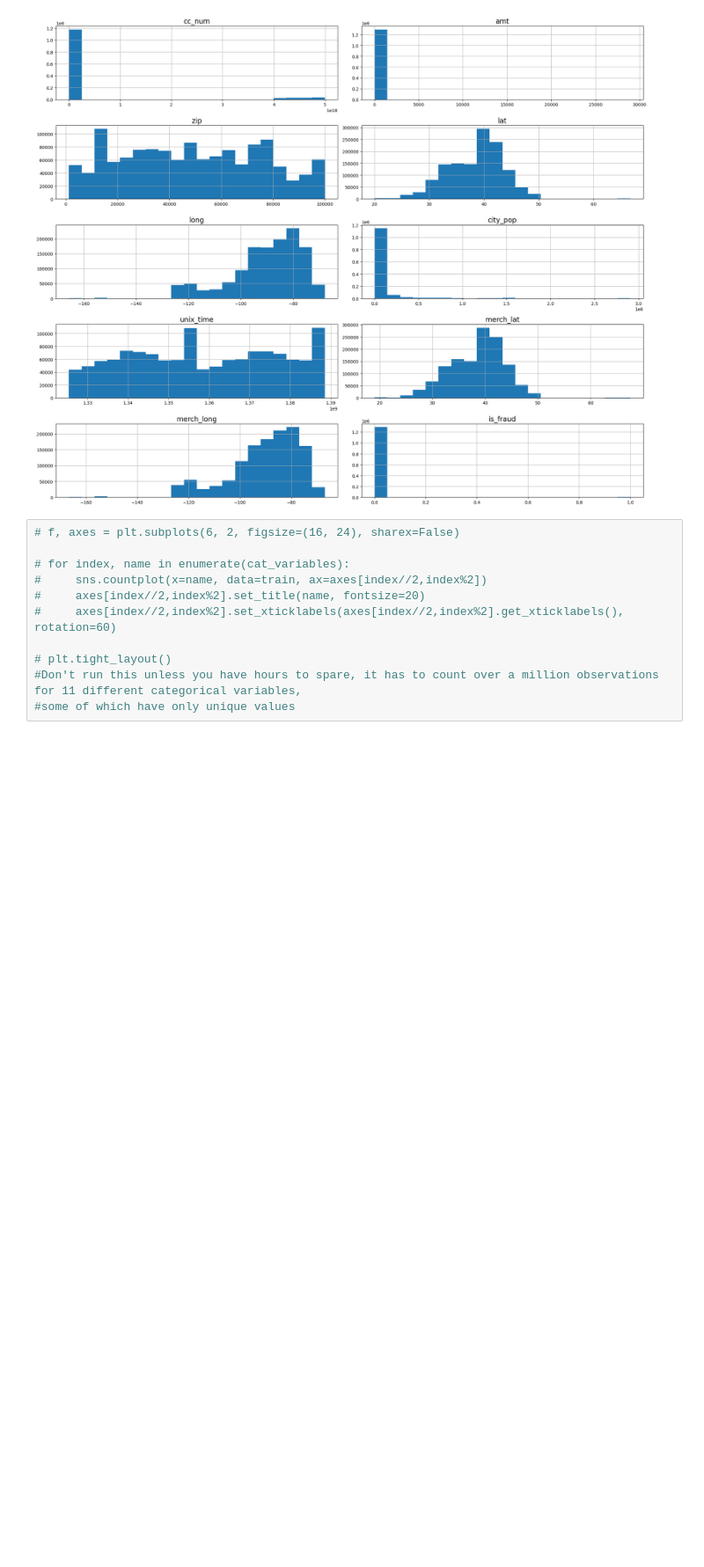
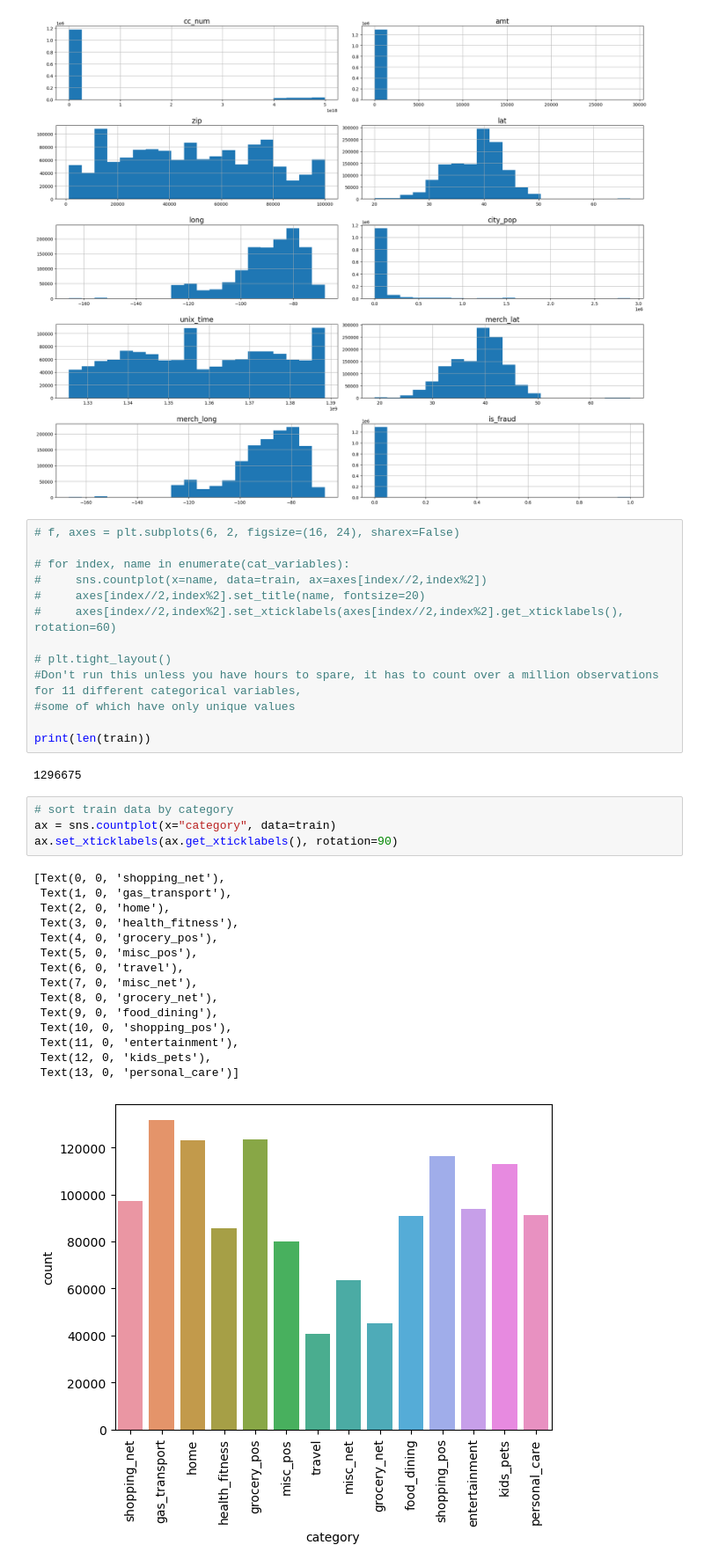
Before and after one commit to jwjwwjwj/BT4012, a Jupyter notebook: main.ipynb, the cells around one changed output. Shown at 88% size. Saved outputs shown, nothing was run; the diff lists cells and outputs as text; blank space fills up the shorter version.

```diff
--- a/main.ipynb
+++ b/main.ipynb
@@ -261,3 +277,27 @@ plt.show()
 # plt.tight_layout()
 #Don't run this unless you have hours to spare, it has to count over a million observations for 11 different categorical variables,
 #some of which have only unique values
+
+print(len(train))
+# %% [output]
+1296675
+# %%
+# sort train data by category
+ax = sns.countplot(x="category", data=train)
+ax.set_xticklabels(ax.get_xticklabels(), rotation=90)
+# %% [output]
+[Text(0, 0, 'shopping_net'),
+ Text(1, 0, 'gas_transport'),
+ Text(2, 0, 'home'),
+ Text(3, 0, 'health_fitness'),
+ Text(4, 0, 'grocery_pos'),
+ Text(5, 0, 'misc_pos'),
+ Text(6, 0, 'travel'),
+ Text(7, 0, 'misc_net'),
+ Text(8, 0, 'grocery_net'),
+ Text(9, 0, 'food_dining'),
+ Text(10, 0, 'shopping_pos'),
+ Text(11, 0, 'entertainment'),
+ Text(12, 0, 'kids_pets'),
+ Text(13, 0, 'personal_care')]
+[figure, added]
```
Also changed, not shown: parts of 12 cells of this notebook.
